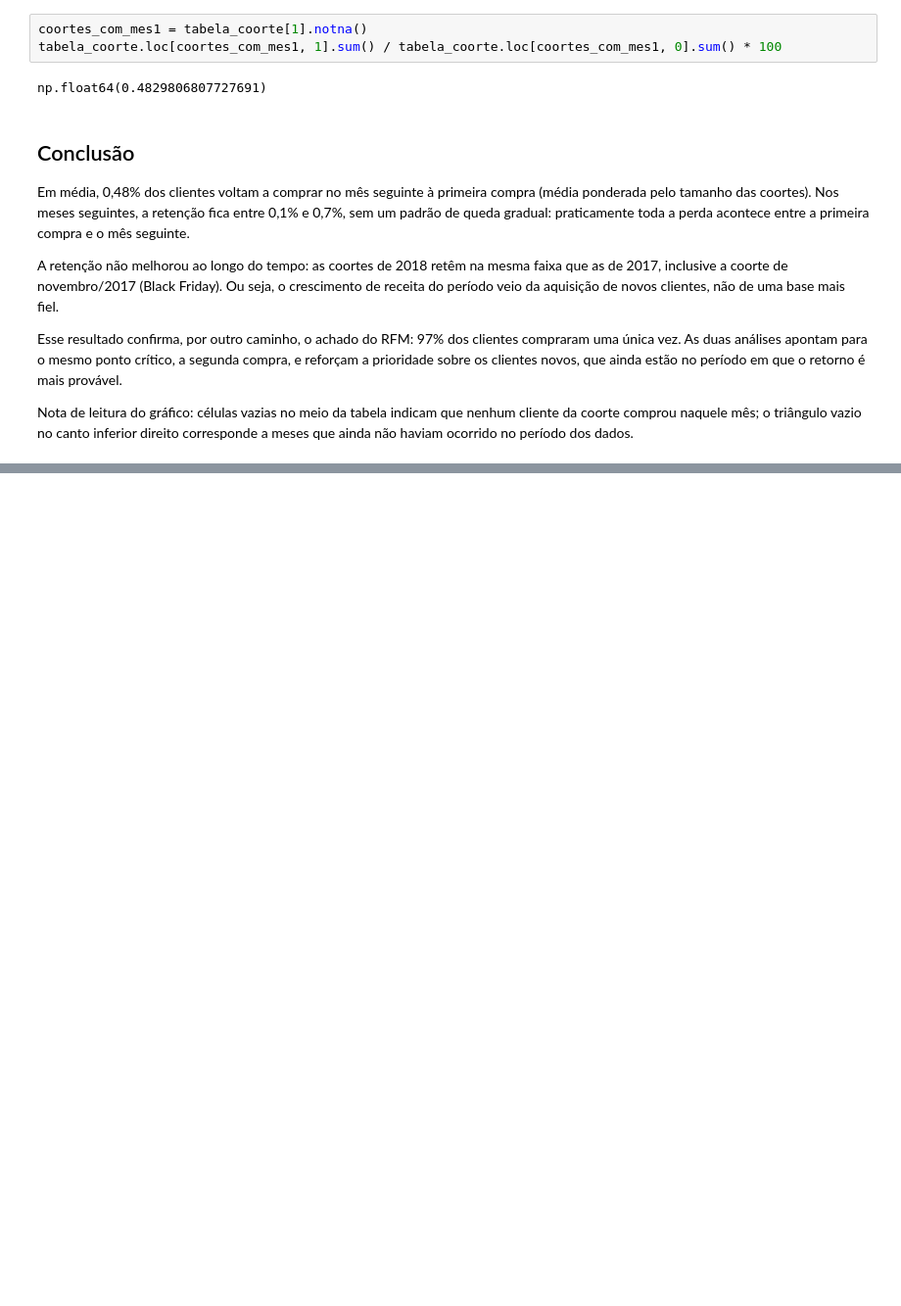
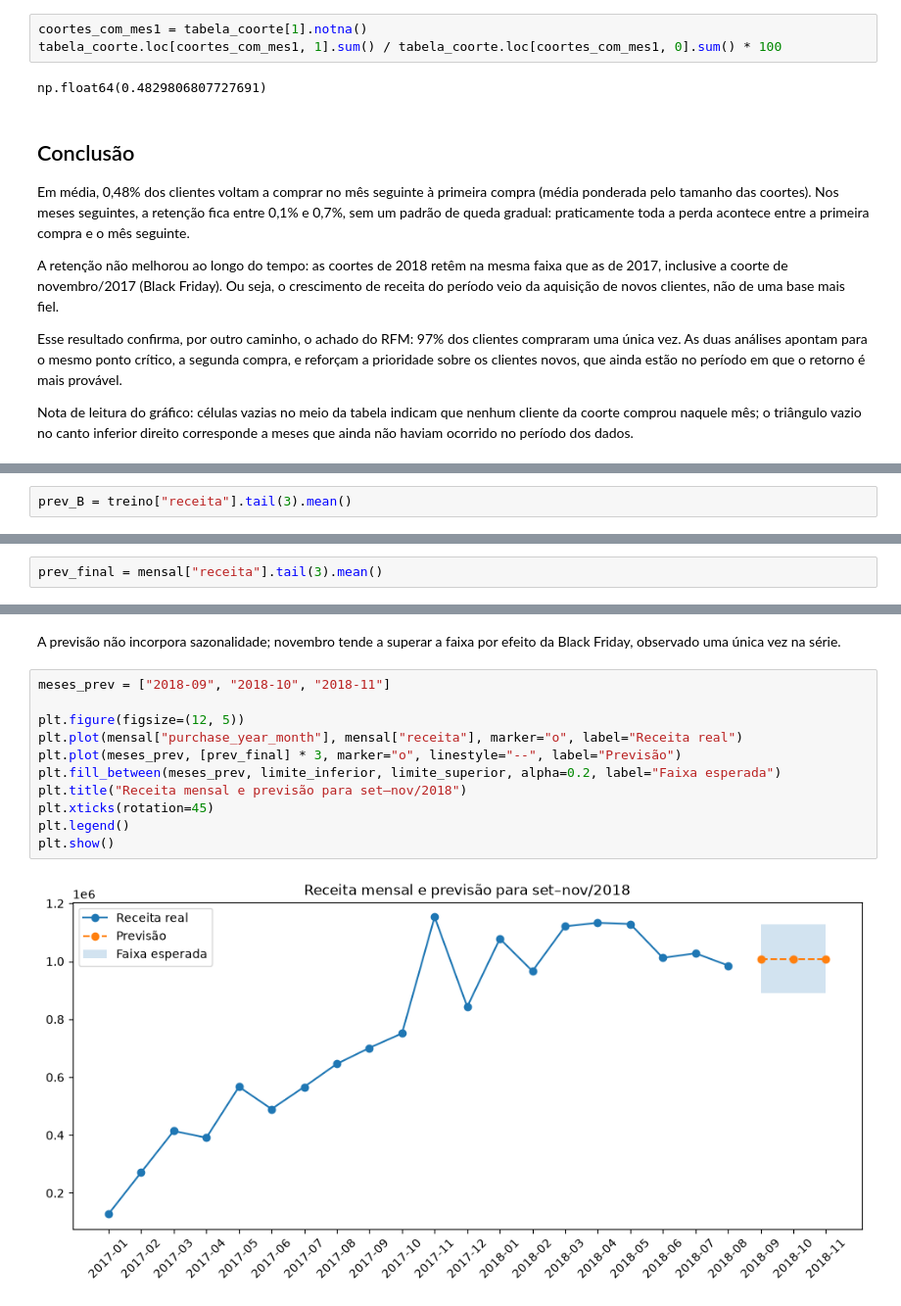
Before and after one commit to reinaldosl/Tech-challenge-POSTECH, a Jupyter notebook: notebooks/pagamentos-clientes.ipynb, the cells around one changed output, grey strips where cells are left out. Shown at 98% size. Saved outputs shown, nothing was run; the diff lists cells and outputs as text; blank space fills up the shorter version.

```diff
--- a/notebooks/pagamentos-clientes.ipynb
+++ b/notebooks/pagamentos-clientes.ipynb
@@ -463,0 +514,2 @@ Nota de leitura do gráfico: células vazias no meio da tabela indicam que nenhu
+# %%
+prev_B = treino["receita"].tail(3).mean()
@@ -463,0 +532,2 @@ Nota de leitura do gráfico: células vazias no meio da tabela indicam que nenhu
+# %%
+prev_final = mensal["receita"].tail(3).mean()
@@ -463,0 +540,15 @@ Nota de leitura do gráfico: células vazias no meio da tabela indicam que nenhu
+# %% [markdown]
+A previsão não incorpora sazonalidade; novembro tende a superar a faixa por efeito da Black Friday, observado uma única vez na série.
+# %%
+meses_prev = ["2018-09", "2018-10", "2018-11"]
+
+plt.figure(figsize=(12, 5))
+plt.plot(mensal["purchase_year_month"], mensal["receita"], marker="o", label="Receita real")
+plt.plot(meses_prev, [prev_final] * 3, marker="o", linestyle="--", label="Previsão")
+plt.fill_between(meses_prev, limite_inferior, limite_superior, alpha=0.2, label="Faixa esperada")
+plt.title("Receita mensal e previsão para set–nov/2018")
+plt.xticks(rotation=45)
+plt.legend()
+plt.show()
+# %% [output]
+[figure, added]
```
Also changed, not shown: parts of 15 cells of this notebook.
